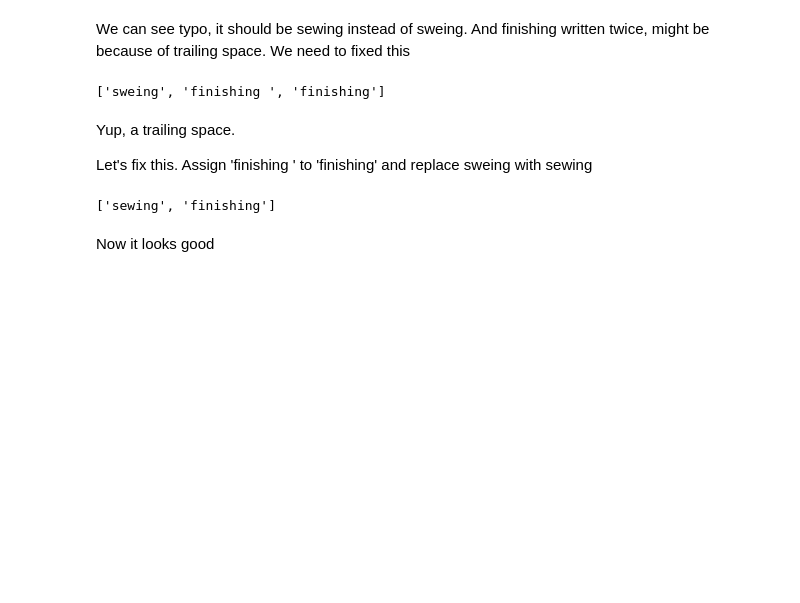
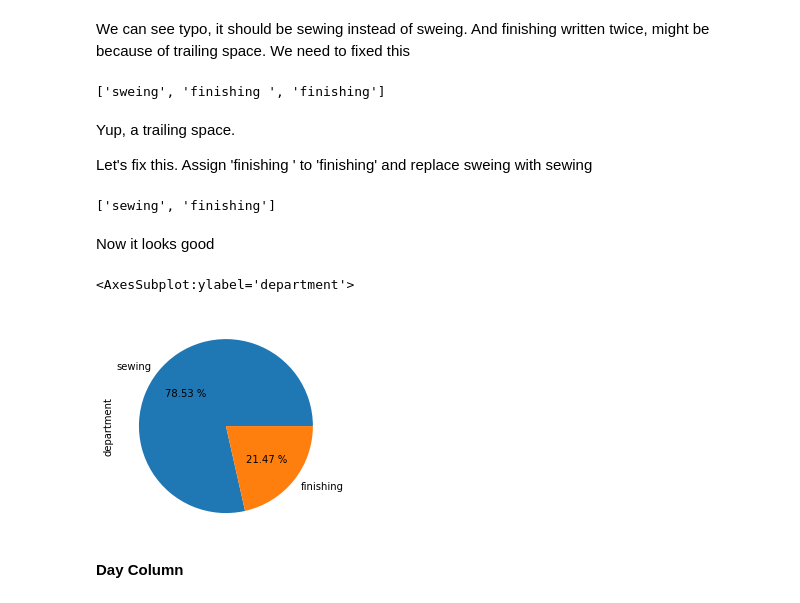
Before and after one commit to AnggaPradiktas/productivity-prediction-of-garment-employees, a Jupyter notebook: notebook/notebook.ipynb, the cells around one changed output. Cells and saved outputs as stored; diff of their text form; code cells hidden in the pictures; blank space fills up the shorter version.

```diff
--- a/notebook/notebook.ipynb
+++ b/notebook/notebook.ipynb
@@ -116,3 +118,10 @@ df['department'].value_counts().index.to_list()
 ['sewing', 'finishing']
 # %% [markdown]
 Now it looks good
+# %%
+df.department.value_counts().plot.pie(autopct='%.2f %%')
+# %% [output]
+<AxesSubplot:ylabel='department'>
+[figure, added]
+# %% [markdown]
+<b>Day Column</b>
```
Also changed, not shown: parts of 12 cells of this notebook.
